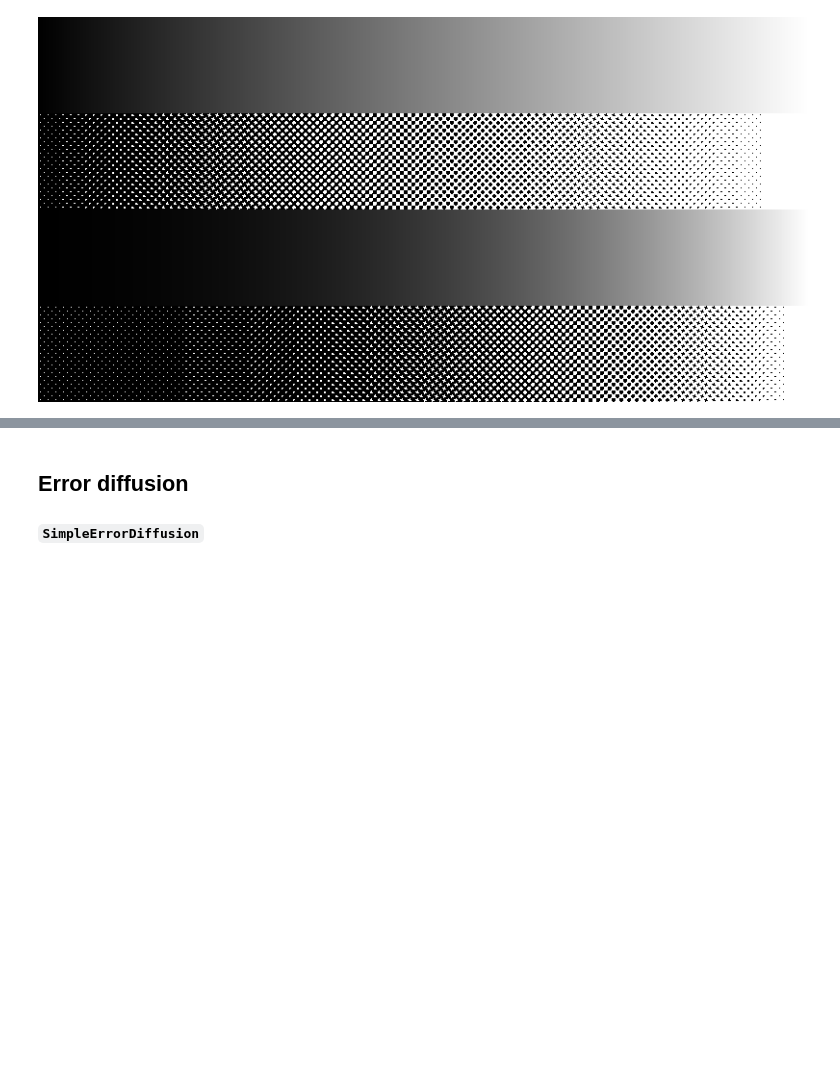
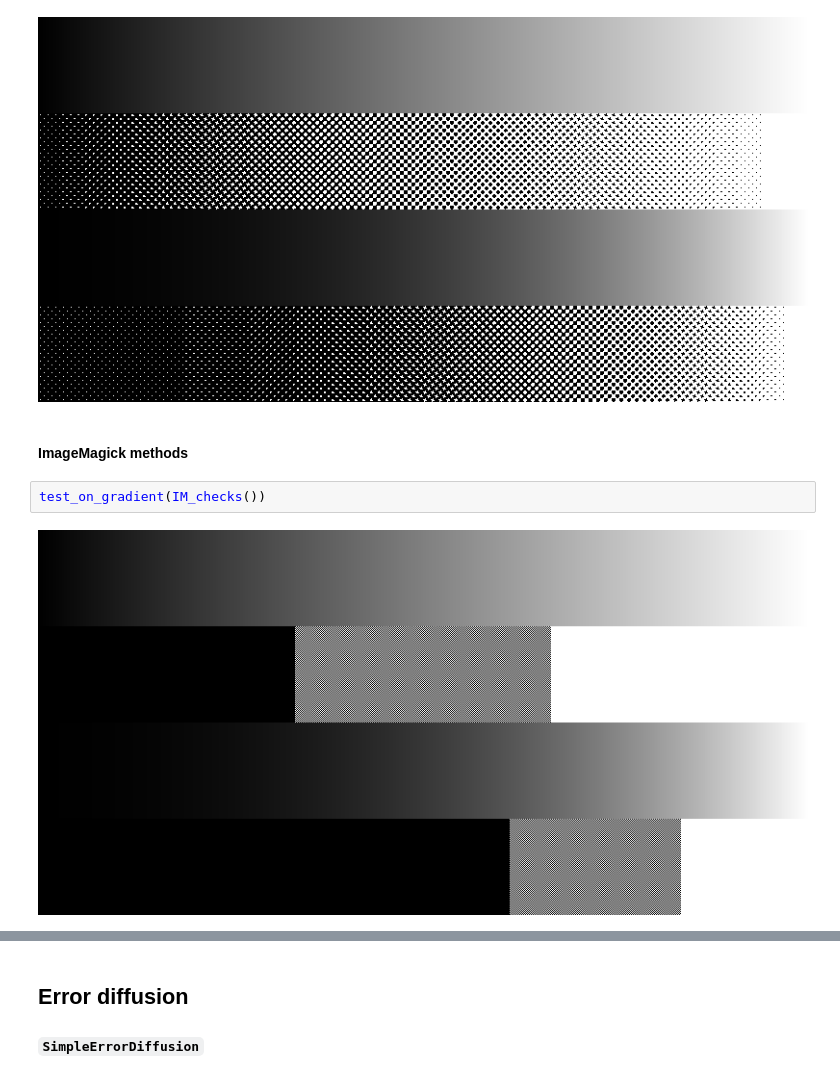
Before and after one commit to JuliaImages/DitherPunk.jl, a Jupyter notebook: dev/generated/gallery_gradient.ipynb, the cells around one changed output, grey strips where cells are left out. Cells and saved outputs as stored; diff of their text form; blank space fills up the shorter version.

```diff
--- a/dev/generated/gallery_gradient.ipynb
+++ b/dev/generated/gallery_gradient.ipynb
@@ -93,3 +93,9 @@ test_on_gradient(BalancedCenteredPoint())
 test_on_gradient(Rhombus())
 # %% [output]
 [figure]
+# %% [markdown]
+#### ImageMagick methods
+# %%
+test_on_gradient(IM_checks())
+# %% [output]
+[figure, added]
```
Also changed, not shown: parts of 10 cells of this notebook, 10 other files.
